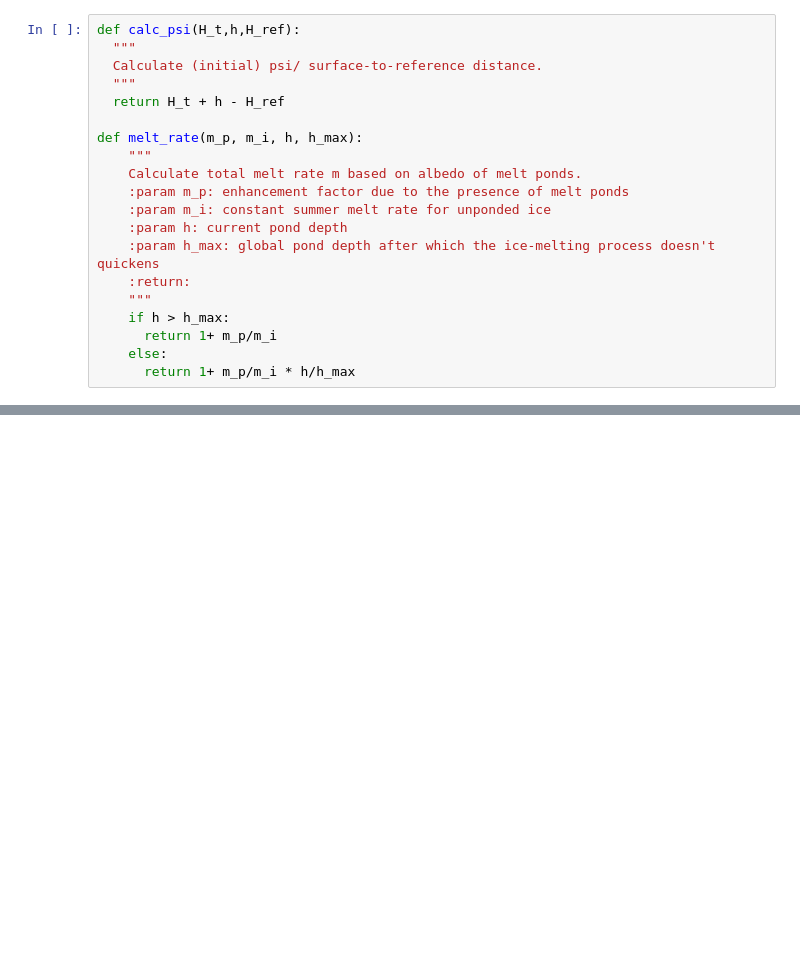
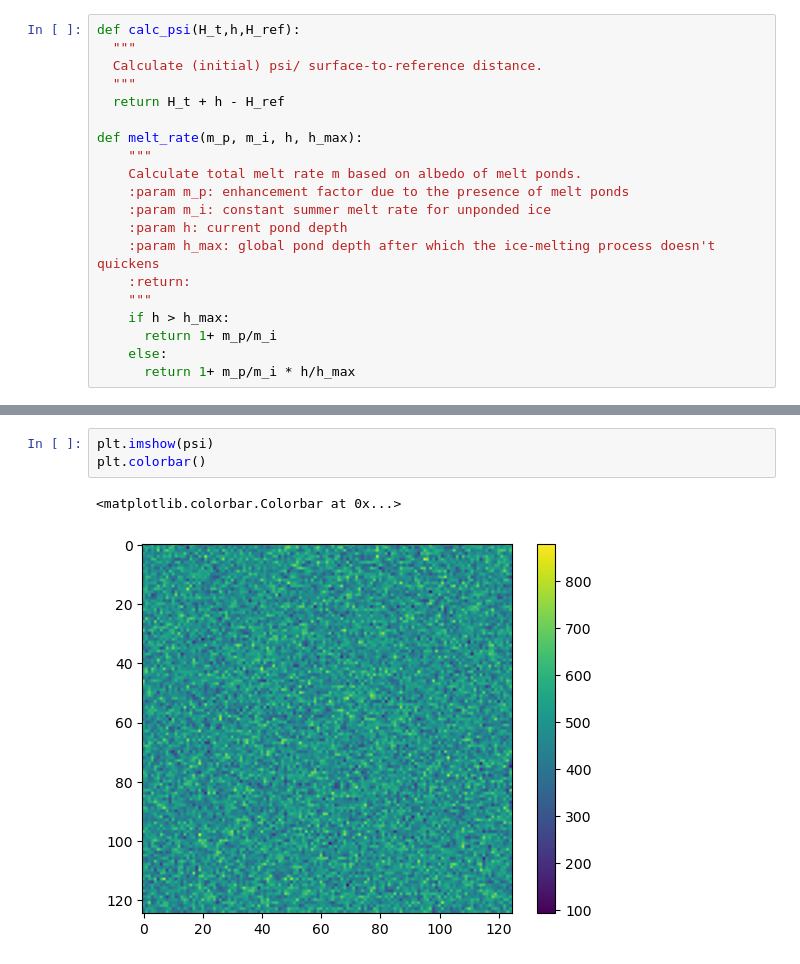
Before and after one commit to PaulHosek/ComplexSystemSimulation, a Jupyter notebook: CA_v2.ipynb, the cells around one changed output, grey strips where cells are left out. Cells and saved outputs as stored; diff of their text form; blank space fills up the shorter version.

```diff
--- a/CA_v2.ipynb
+++ b/CA_v2.ipynb
@@ -56,0 +206,6 @@ plt.plot(x, beta.pdf(x, a, b),
+# %%
+plt.imshow(psi)
+plt.colorbar()
+# %% [output]
+<matplotlib.colorbar.Colorbar at 0x...>
+[figure, added]
```
Also changed, not shown: parts of 11 cells of this notebook.
